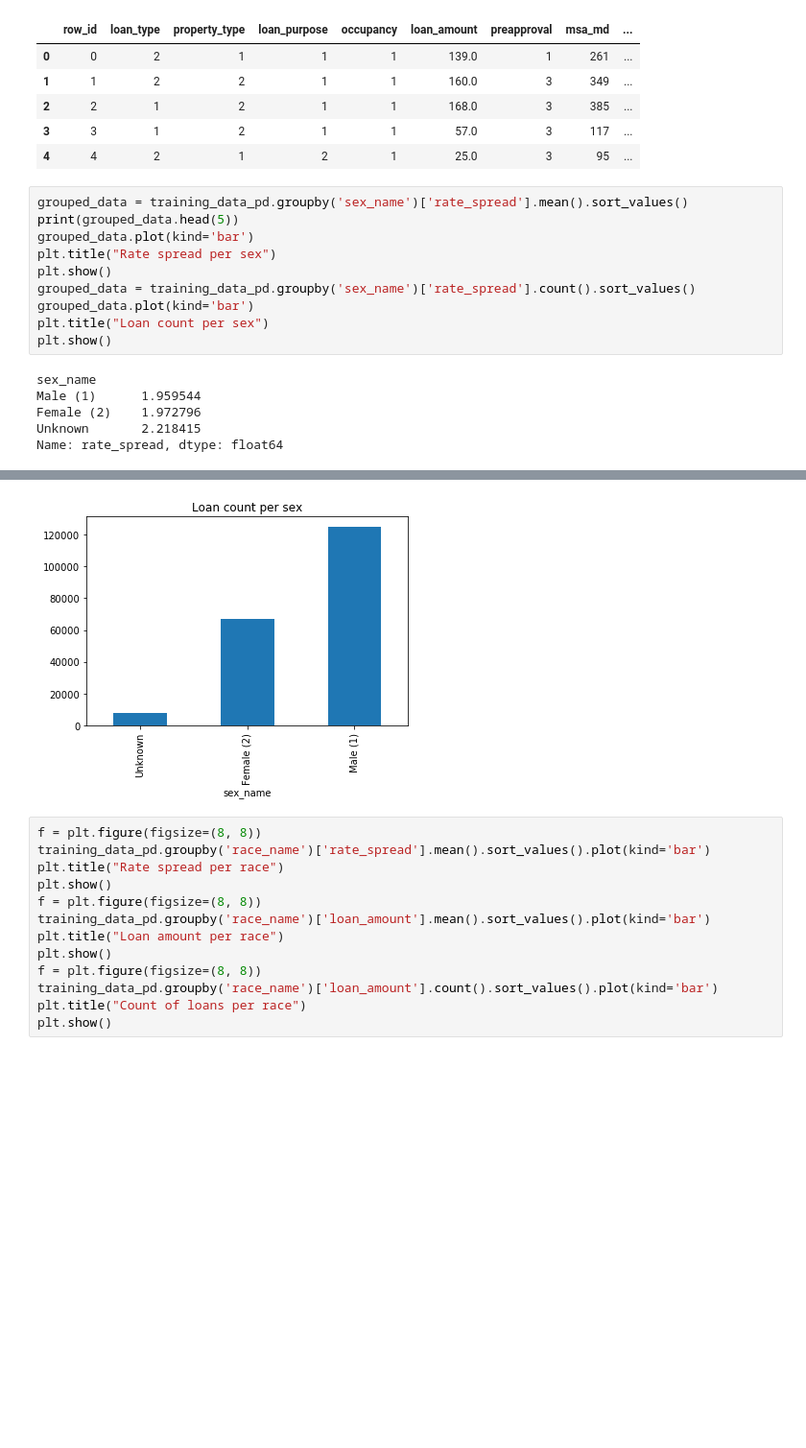
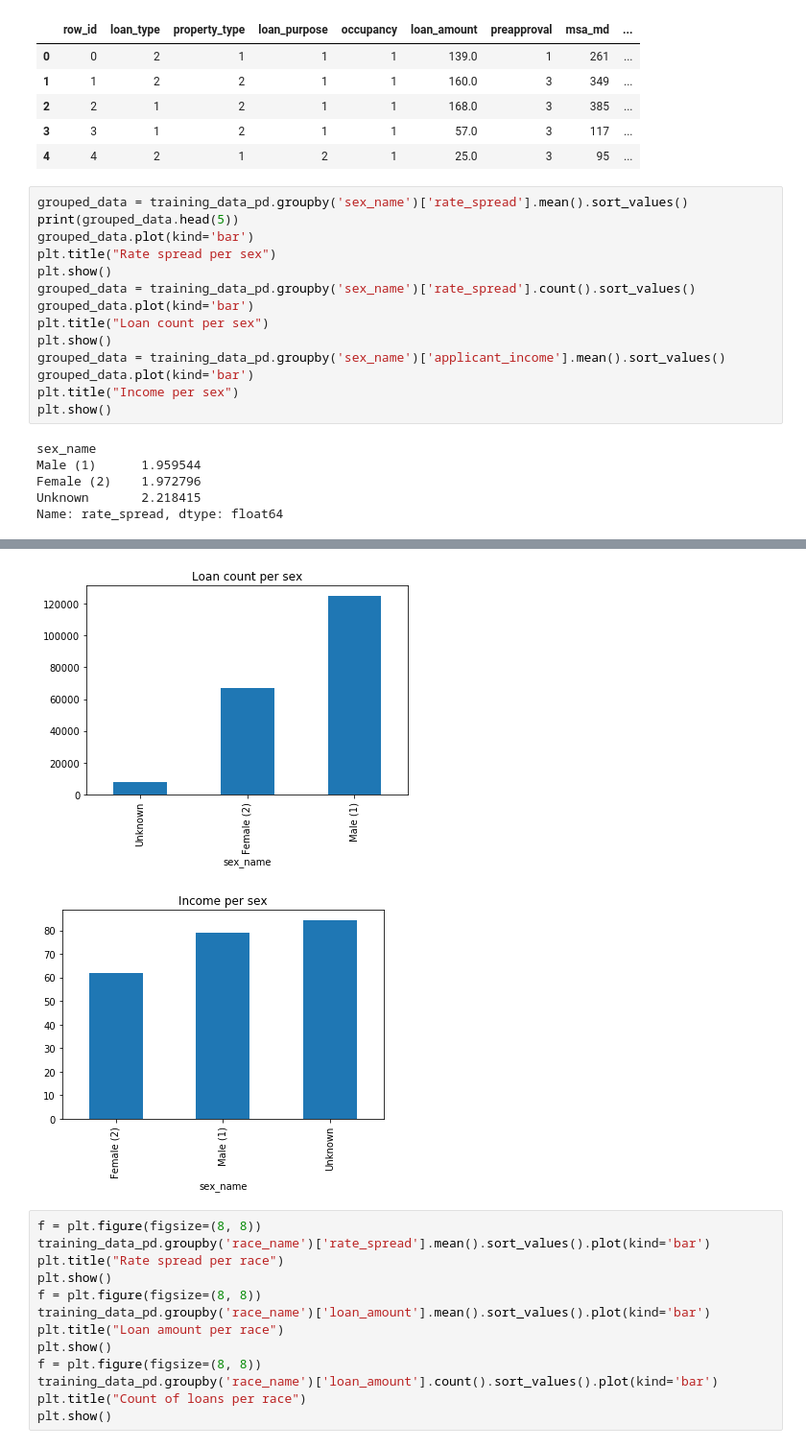
Before and after one commit to Alyxion/MPPDataScience, a Jupyter notebook: notebooks/MPPDataScience_1_Insights.ipynb, the cells around one changed output, grey strips where cells are left out. Shown at 96% size. Saved outputs shown, nothing was run; the diff lists cells and outputs as text; blank space fills up the shorter version.

```diff
--- a/notebooks/MPPDataScience_1_Insights.ipynb
+++ b/notebooks/MPPDataScience_1_Insights.ipynb
@@ -436,21 +459,26 @@ training_data_pd.head(5)
 # %%
 grouped_data = training_data_pd.groupby('sex_name')['rate_spread'].mean().sort_values()
 print(grouped_data.head(5))
 grouped_data.plot(kind='bar')
 plt.title("Rate spread per sex")
 plt.show()
 grouped_data = training_data_pd.groupby('sex_name')['rate_spread'].count().sort_values()
 grouped_data.plot(kind='bar')
 plt.title("Loan count per sex")
 plt.show()
+grouped_data = training_data_pd.groupby('sex_name')['applicant_income'].mean().sort_values()
+grouped_data.plot(kind='bar')
+plt.title("Income per sex")
+plt.show()
 # %% [output]
 sex_name
 Male (1)      1.959544
 Female (2)    1.972796
 Unknown       2.218415
 Name: rate_spread, dtype: float64
 [figure]
 [figure]
+[figure, added]
 # %%
 f = plt.figure(figsize=(8, 8))
 training_data_pd.groupby('race_name')['rate_spread'].mean().sort_values().plot(kind='bar')
```
Also changed, not shown: parts of 27 cells of this notebook, 3 other files.
